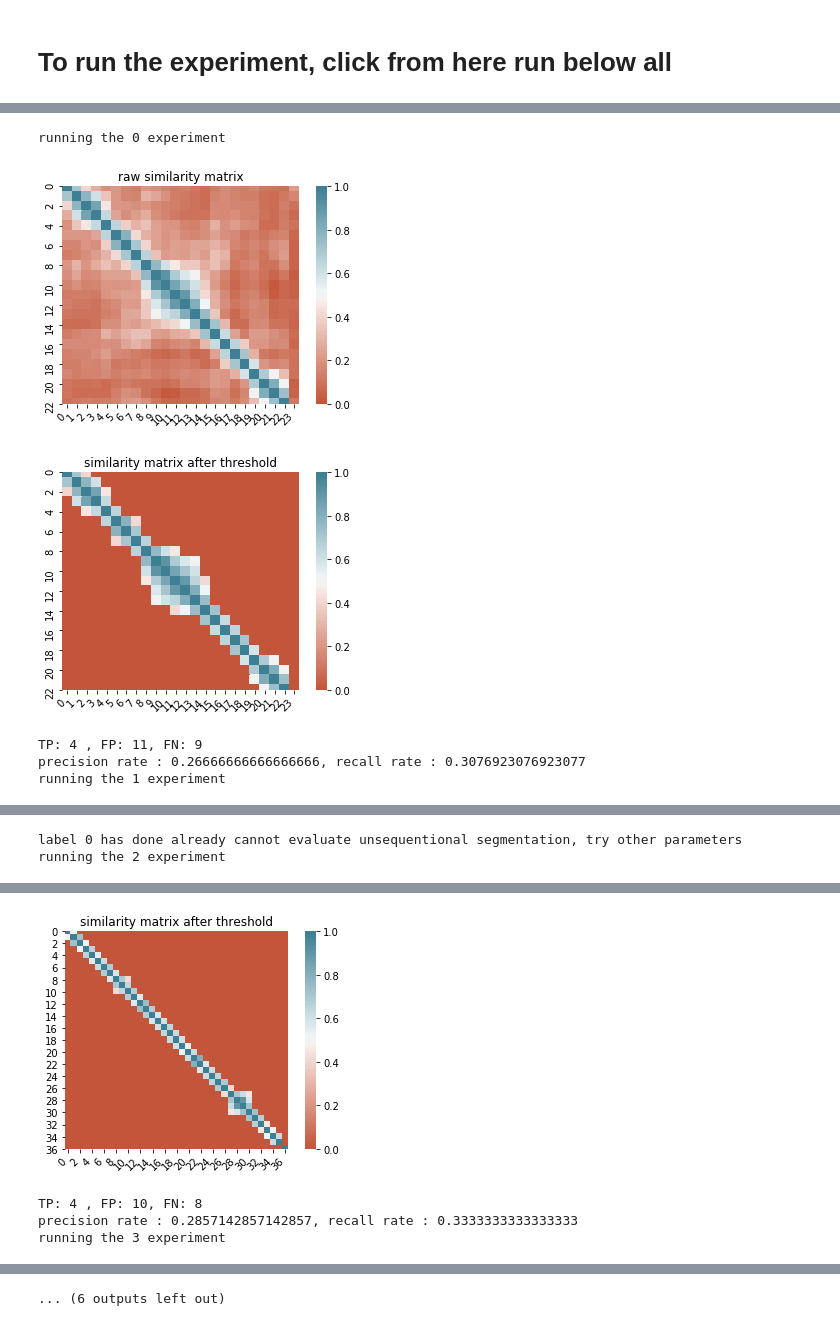
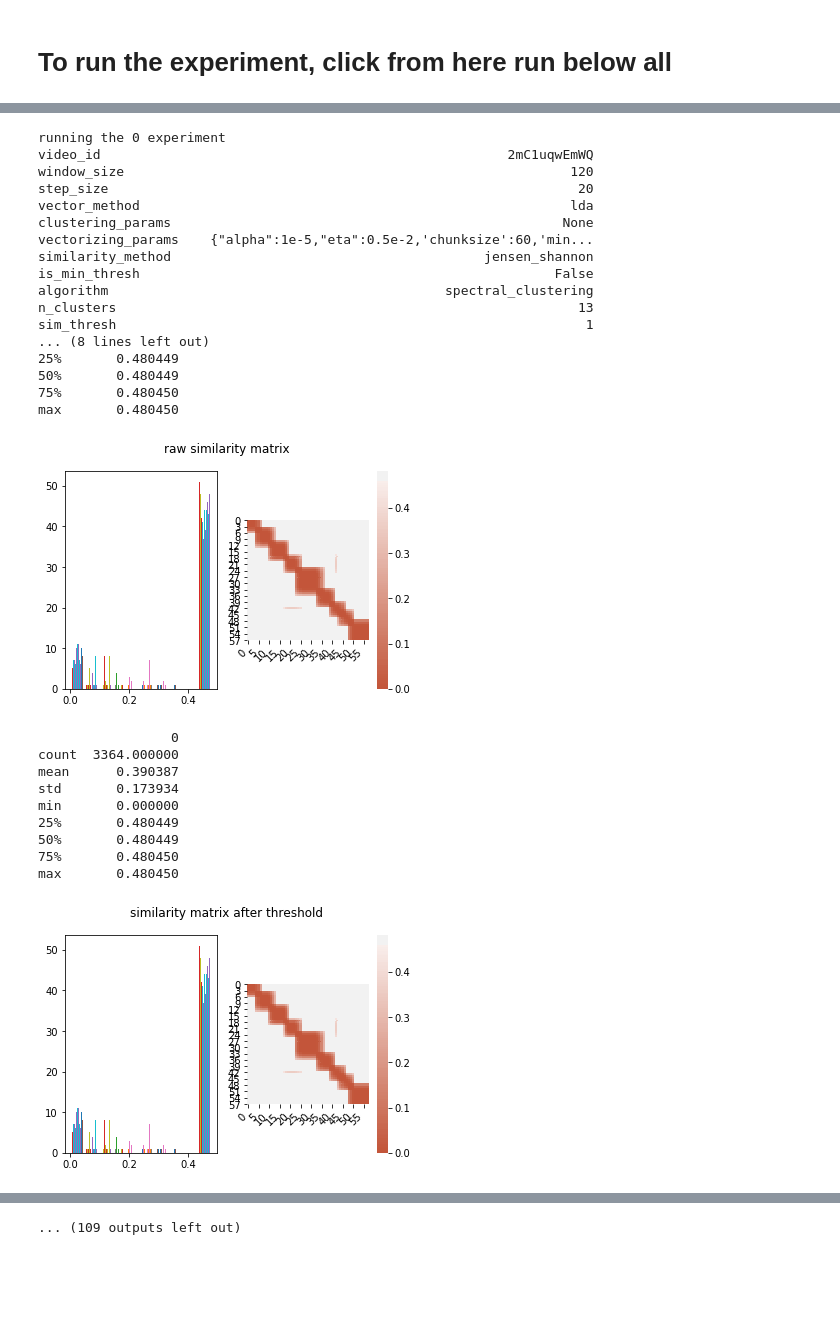
Before and after one commit to yanivohayon8/CLMN7-DSC-PROJECT, a Jupyter notebook: notebooks/1-yaniv-runpipeline.ipynb, the cells around one changed output, grey strips where cells are left out. Saved outputs shown, nothing was run; the diff lists cells and outputs as text; code cells hidden in the pictures; blank space fills up the shorter version.

```diff
--- a/notebooks/1-yaniv-runpipeline.ipynb
+++ b/notebooks/1-yaniv-runpipeline.ipynb
@@ -60,14 +54,20 @@ for video_id in transcripts_jsons.keys():
 '''
 
 # if you want to use existing file - specify it. else, replace it with None
-experiment_date = '13-04-2020 23-26-41.csv'
+experiment_date = '19-04-2020 19-33-11.csv'
 exp_file = '../models/{}'.format(experiment_date)
+#exp_file = None
 
 if exp_file is None:
-    mycolumns = ['video_id','window_size','step_size','vector_method','similarity_method','is_min_thresh',\
+    mycolumns = ['video_id','window_size','step_size','vector_method',\
+                 'clustering_params','vectorizing_params',\
+                 'similarity_method','is_min_thresh',\
                 'algorithm','n_clusters','sim_thresh','sim_filter','accurrcy_shift']
     df_exp = pd.DataFrame(columns=mycolumns)
-    df_exp['video_id'] = transcripts_jsons.keys()
+    df_exp['video_id'] =transcripts_jsons.keys()
+    df_exp['n_clusters'] = [len(df_videos.loc[df_videos['video id'] == vd,\
+                                           'topic shifts(ends)'].values.tolist()) - 1\
+                            for vd in transcripts_jsons.keys()]
     date_now = datetime.now().strftime("%d-%m-%Y %H-%M-%S")
     experiment_date = '{}.csv'.format(date_now)
     exp_file = "../models/{}".format(experiment_date)
@@ -107,35 +118,68 @@ results_file_path = os.path.join(results_path,'data.csv')
 # %%
 '''running the pipeline for each of the '''
 
 for index,exp in df_exp.iterrows():
     #ground_base = df_videos.loc[df_videos['video id'] == exp['video_id'],'topic shifts(ends)'].values.tolist()[:-1]
     vid = exp['video_id']
     video_metadata = df_videos.loc[df_videos['video id'] == vid]
     # getting the topic shifts except the end of the video which is clearly at the length time
     ground_base = video_metadata['topic shifts(ends)'].values.tolist()[:-1]
     video_len = video_metadata['length'].values.tolist()[0]
     curr_transcripts = transcripts_jsons[vid]
 
     sim_filter = exp['sim_filter']
     if sim_filter is not None:
         sim_filter = ast.literal_eval(sim_filter)
 
+    vectorizing_params = exp['vectorizing_params']
+    if vectorizing_params is not None:
+        vectorizing_params = ast.literal_eval(vectorizing_params)
+
+    clustering_params = exp['clustering_params']
+    if clustering_params is not None:
+        clustering_params = ast.literal_eval(clustering_params)
+
     figure_path = os.path.join(results_path,str(index))
     os.mkdir(figure_path)
 
     print("running the %s experiment" %  (index))
+    print(exp)
+
 
     df_results = pipeline.run(df_results,ground_base,vid,video_len,curr_transcripts,\
                               figure_path = figure_path,\
+                              clustering_params = clustering_params,vectorizing_params=vectorizing_params,\
                              window_size = exp['window_size'], step_size = exp['step_size'],\
                              vector_method=exp['vector_method'],similarity_method= exp['similarity_method'],\
                              is_min_thresh=exp['is_min_thresh'],algorithm=exp['algorithm'],\
                              n_clusters=exp['n_clusters'],sim_thresh=exp['sim_thresh'],\
                              sim_filter=sim_filter,accurrcy_shift=exp['accurrcy_shift'])
 # %% [output]
 running the 0 experiment
+video_id                                                    2mC1uqwEmWQ
+window_size                                                         120
+step_size                                                            20
+vector_method                                                       lda
+clustering_params                                                  None
+vectorizing_params    {"alpha":1e-5,"eta":0.5e-2,'chunksize':60,'min...
+similarity_method                                        jensen_shannon
+is_min_thresh                                                     False
+algorithm                                           spectral_clustering
+n_clusters                                                           13
+sim_thresh                                                            1
+... (8 lines left out)
+25%       0.480449
+50%       0.480449
+75%       0.480450
+max       0.480450
-[figure, old version]
+[figure, new version]
+                 0
+count  3364.000000
+mean      0.390387
+std       0.173934
+min       0.000000
+25%       0.480449
+50%       0.480449
+75%       0.480450
+max       0.480450
-[figure, old version]
+[figure, new version]
-TP: 4 , FP: 11, FN: 9
-precision rate : 0.26666666666666666, recall rate : 0.3076923076923077
-running the 1 experiment
@@ -145,2 +223,0 @@ running the 1 experiment
-label 0 has done already cannot evaluate unsequentional segmentation, try other parameters
-running the 2 experiment
@@ -148,4 +233,0 @@ running the 2 experiment
-[figure, removed]
-TP: 4 , FP: 10, FN: 8
-precision rate : 0.2857142857142857, recall rate : 0.3333333333333333
-running the 3 experiment
@@ -153,2 +234,2 @@ running the 3 experiment
-... (6 outputs left out)
+... (109 outputs left out)
 # %%
```
Also changed, not shown: parts of 5 cells of this notebook, 16 other files.
